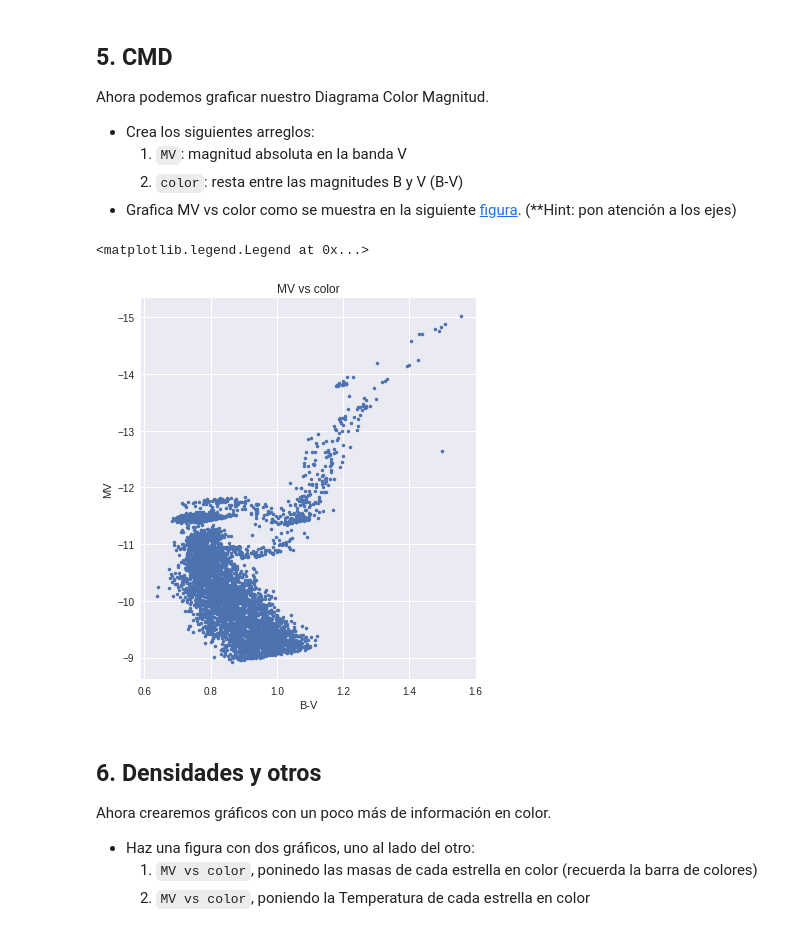
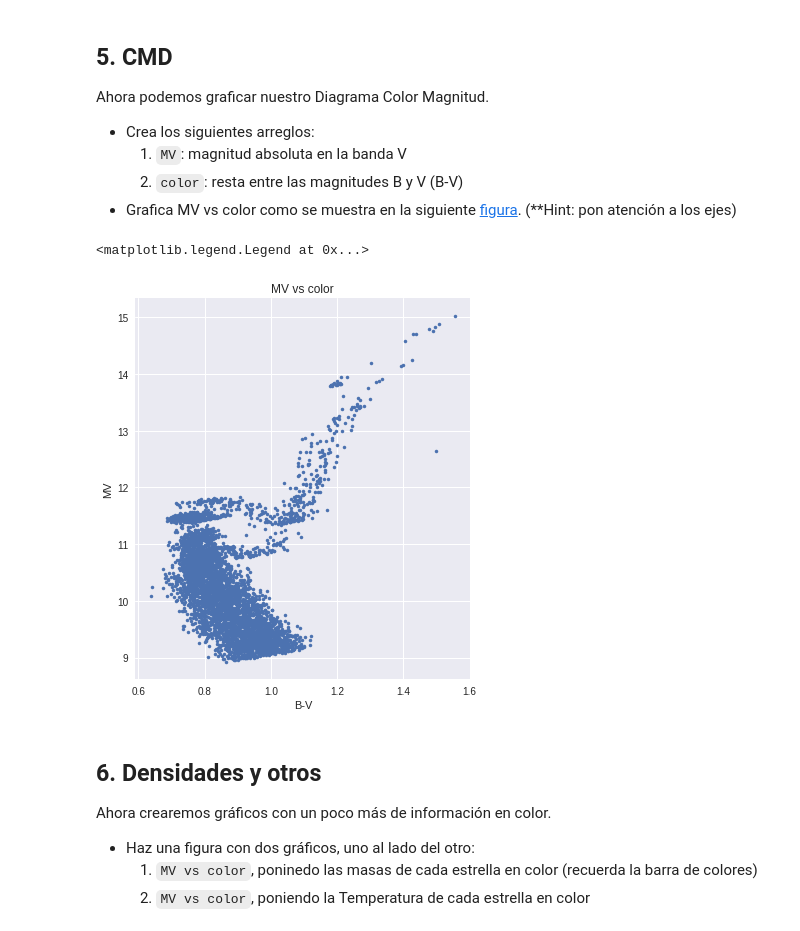
Before and after one commit to Antonego64/minitarea2, a Jupyter notebook: minitarea2.ipynb, the cells around one changed output. Saved outputs shown, nothing was run; the diff lists cells and outputs as text; code cells hidden in the pictures.

```diff
--- a/minitarea2.ipynb
+++ b/minitarea2.ipynb
@@ -136,21 +136,20 @@ Ahora podemos graficar nuestro Diagrama Color Magnitud.
 # %%
 #Crear arrays MV y color
 mB_filtrado=datos_filtrados[:,0] #obtenemos las columnas de mB, mV y d de los datos filtrados
 mV_filtrado=datos_filtrados[:,1]
 d_filtrado=datos_filtrados[:,6]
 
 MV=mag_abs(mV_filtrado,d_filtrado) #usamos la función que habíamos creado previamente
 color=mB_filtrado-mV_filtrado #restamos los arreglos sin ningún problema :D
 
 #plot cmd
 fig, ax = plt.subplots(figsize= (6,7), ncols=1)
-ax.plot(color, MV,'.') #usamos puntos
-ax.invert_yaxis() #invertimos el eje Y para que calze con la figura del hint
+ax.plot(color, -MV,'.') #usamos puntos
 ax.set(title='MV vs color', ylabel='MV', xlabel='B-V') #trucazo del torpedo de matplotlib
 ax.legend()
 # %% [output]
 <matplotlib.legend.Legend at 0x...>
-[figure, old version]
+[figure, new version]
 # %% [markdown]
 ## 6. Densidades y otros
 
```
Also changed, not shown: parts of 3 cells of this notebook.
